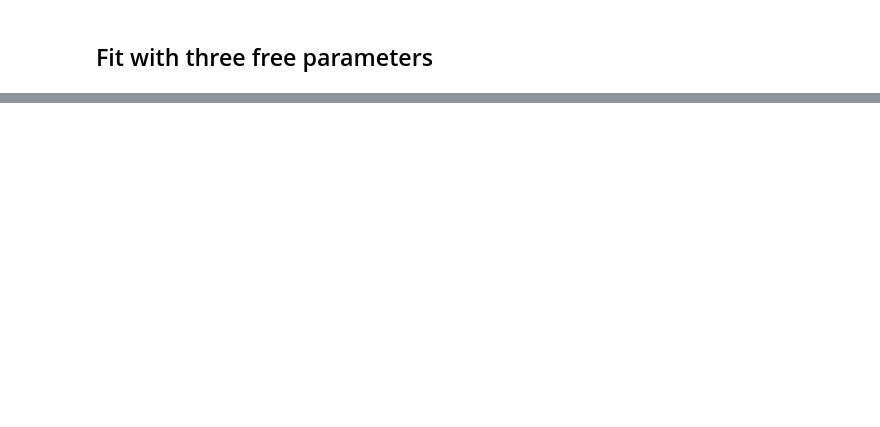
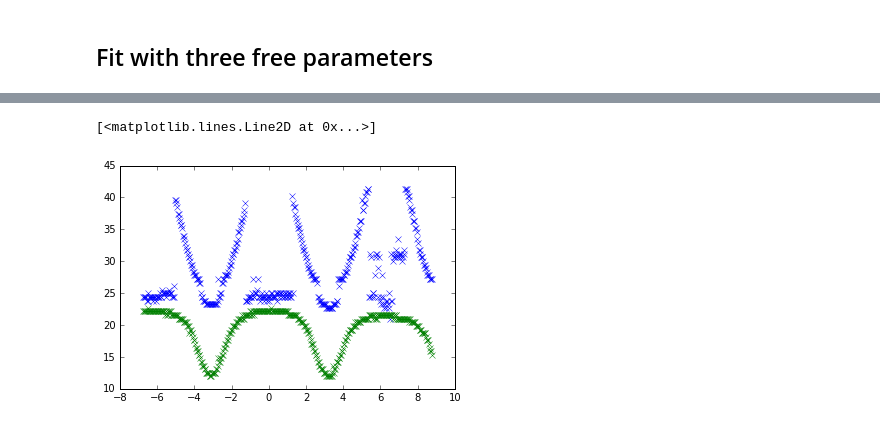
Before and after one commit to bernardvanheck/shared_notebooks, a Jupyter notebook: data_analysis_100nm_device.ipynb, the cells around one changed output, grey strips where cells are left out. Saved outputs shown, nothing was run; the diff lists cells and outputs as text; code cells hidden in the pictures; blank space fills up the shorter version.

```diff
--- a/data_analysis_100nm_device.ipynb
+++ b/data_analysis_100nm_device.ipynb
@@ -426,0 +492,7 @@ plt.errorbar(data_abs['y'], abs_pos, yerr=bars)
+# %%
+data_abs_227 = prepare_data("rawdata_dderiv_227.npy", 8, 45, chop=True)
+data_lc_227 = prepare_data("rawdata_scan_227.npy", 8, 40)
+a, b = calibration_phase_axis(data_abs_227, data_lc_227, i1=30, e1=42, i2=100, e2=125)
+print a, b
+plot_datascan(data_lc_227)
+plot_datascan(data_abs_227)
@@ -426,0 +505,10 @@ plt.errorbar(data_abs['y'], abs_pos, yerr=bars)
+# %%
+# Peak position are simply chosen as the maxima of each data cut for a fixed phase.
+lc_227 = np.array([data_lc_227['x'][np.argmax(d)] for d in data_lc_227['z']])
+abs_227 = np.array([data_abs_227['x'][np.argmax(d)] for d in data_abs_227['z']])
+# This leaves some spurious points close to flux = 0 and flux = 1 for the ABS line
+plt.plot(data_abs_227['y'], abs_227, 'x')
+plt.plot(data_lc_227['y'], lc_227, 'x')
+# %% [output]
+[<matplotlib.lines.Line2D at 0x...>]
+[figure, added]
```
Also changed, not shown: parts of 42 cells of this notebook.
